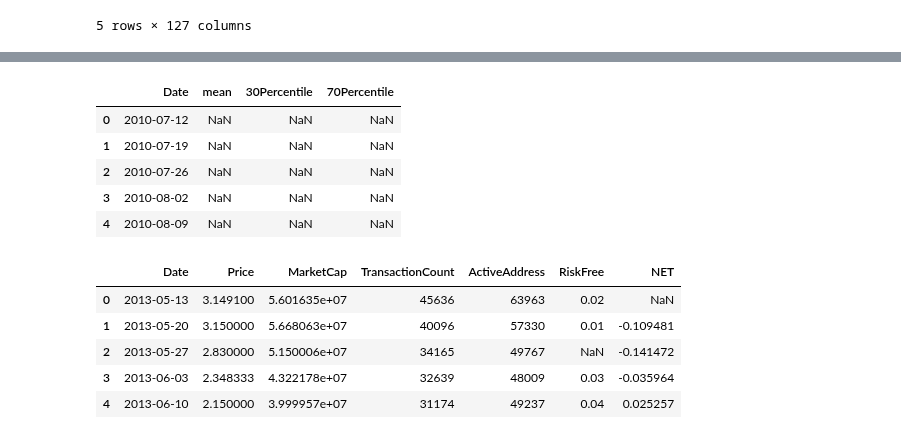
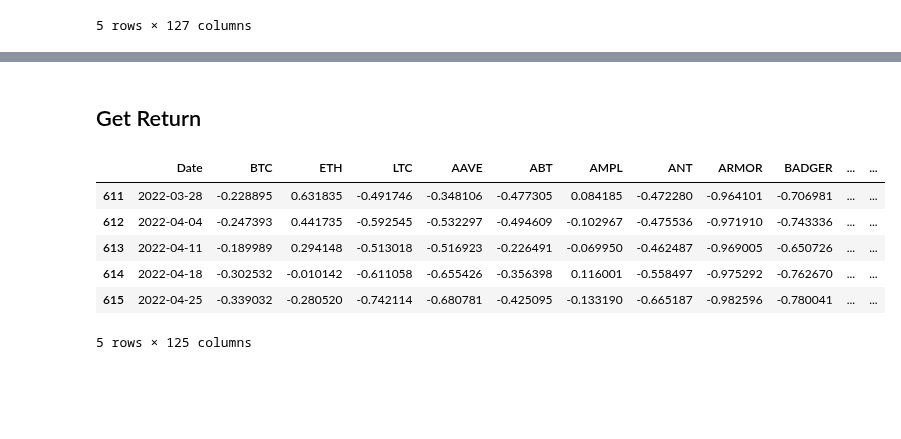
Before and after one commit to PracticumCrypto/C5-Analyzer, a Jupyter notebook: DataPull.ipynb, the cells around one changed output, grey strips where cells are left out. Saved outputs shown, nothing was run; the diff lists cells and outputs as text; code cells hidden in the pictures; blank space fills up the shorter version.

```diff
--- a/DataPull.ipynb
+++ b/DataPull.ipynb
@@ -218,18 +136,2 @@ short.head()
-# %%
-C5.head()
-# %% [output]
-|  | Date | mean | 30Percentile | 70Percentile |
-| 0 | 2010-07-12 | NaN | NaN | NaN |
-| 1 | 2010-07-19 | NaN | NaN | NaN |
-| 2 | 2010-07-26 | NaN | NaN | NaN |
-| 3 | 2010-08-02 | NaN | NaN | NaN |
-| 4 | 2010-08-09 | NaN | NaN | NaN |
-# %%
-LTC_All.head()
-# %% [output]
-|  | Date | Price | MarketCap | TransactionCount | ActiveAddress | RiskFree | NET |
-| 0 | 2013-05-13 | 3.149100 | 5.601635e+07 | 45636 | 63963 | 0.02 | NaN |
-| 1 | 2013-05-20 | 3.150000 | 5.668063e+07 | 40096 | 57330 | 0.01 | -0.109481 |
-| 2 | 2013-05-27 | 2.830000 | 5.150006e+07 | 34165 | 49767 | NaN | -0.141472 |
-| 3 | 2013-06-03 | 2.348333 | 4.322178e+07 | 32639 | 48009 | 0.03 | -0.035964 |
-| 4 | 2013-06-10 | 2.150000 | 3.999957e+07 | 31174 | 49237 | 0.04 | 0.025257 |
+# %% [markdown]
+## Get Return
@@ -235,0 +150,10 @@ LTC_All.head()
+# %%
+Return.tail()
+# %% [output]
+|  | Date | BTC | ETH | LTC | AAVE | ABT | AMPL | ANT | ARMOR | BADGER | ... | ... |
+| 611 | 2022-03-28 | -0.228895 | 0.631835 | -0.491746 | -0.348106 | -0.477305 | 0.084185 | -0.472280 | -0.964101 | -0.706981 | ... | ... |
+| 612 | 2022-04-04 | -0.247393 | 0.441735 | -0.592545 | -0.532297 | -0.494609 | -0.102967 | -0.475536 | -0.971910 | -0.743336 | ... | ... |
+| 613 | 2022-04-11 | -0.189989 | 0.294148 | -0.513018 | -0.516923 | -0.226491 | -0.069950 | -0.462487 | -0.969005 | -0.650726 | ... | ... |
+| 614 | 2022-04-18 | -0.302532 | -0.010142 | -0.611058 | -0.655426 | -0.356398 | 0.116001 | -0.558497 | -0.975292 | -0.762670 | ... | ... |
+| 615 | 2022-04-25 | -0.339032 | -0.280520 | -0.742114 | -0.680781 | -0.425095 | -0.133190 | -0.665187 | -0.982596 | -0.780041 | ... | ... |
+5 rows × 125 columns
```
Also changed, not shown: parts of 17 cells of this notebook.
